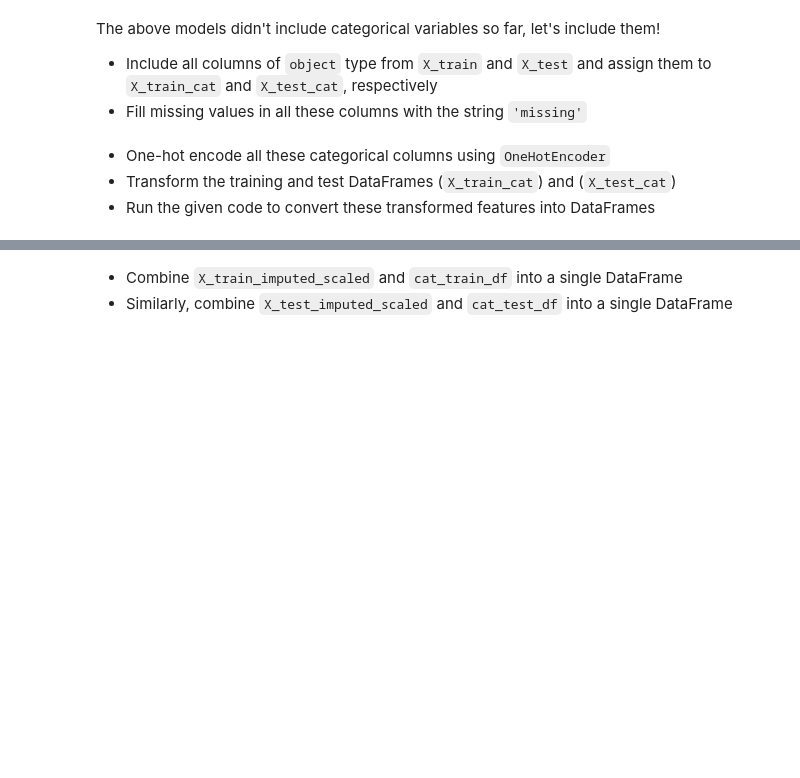
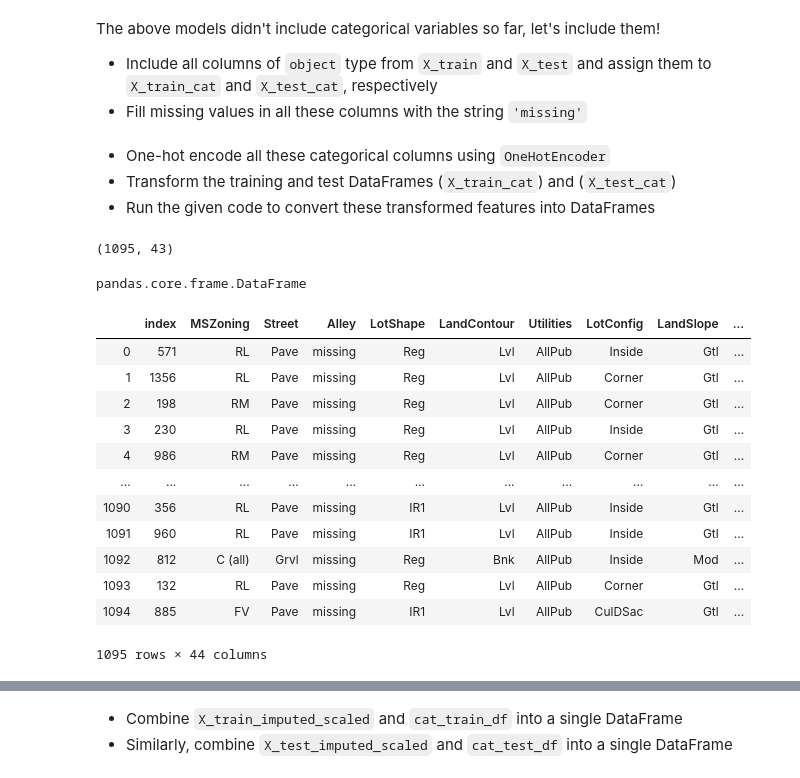
Before and after one commit to andiosika/dsc-ridge-and-lasso-regression-lab-online-ds-pt-100719, a Jupyter notebook: index.ipynb, the cells around one changed output, grey strips where cells are left out. Saved outputs shown, nothing was run; the diff lists cells and outputs as text; code cells hidden in the pictures; blank space fills up the shorter version.

```diff
--- a/index.ipynb
+++ b/index.ipynb
@@ -159,3 +168,27 @@ X_test_cat.fillna(value="missing", inplace=True)
 - One-hot encode all these categorical columns using `OneHotEncoder`
 - Transform the training and test DataFrames (`X_train_cat`) and (`X_test_cat`)
 - Run the given code to convert these transformed features into DataFrames
+# %%
+print(np.shape(X_train_cat))
+# %% [output]
+(1095, 43)
+# %%
+type(X_train_cat)
+# %% [output]
+pandas.core.frame.DataFrame
+# %%
+X_train_cat.reset_index()
+# %% [output]
+|  | index | MSZoning | Street | Alley | LotShape | LandContour | Utilities | LotConfig | LandSlope | ... |
+| 0 | 571 | RL | Pave | missing | Reg | Lvl | AllPub | Inside | Gtl | ... |
+| 1 | 1356 | RL | Pave | missing | Reg | Lvl | AllPub | Corner | Gtl | ... |
+| 2 | 198 | RM | Pave | missing | Reg | Lvl | AllPub | Corner | Gtl | ... |
+| 3 | 230 | RL | Pave | missing | Reg | Lvl | AllPub | Inside | Gtl | ... |
+| 4 | 986 | RM | Pave | missing | Reg | Lvl | AllPub | Corner | Gtl | ... |
+| ... | ... | ... | ... | ... | ... | ... | ... | ... | ... | ... |
+| 1090 | 356 | RL | Pave | missing | IR1 | Lvl | AllPub | Inside | Gtl | ... |
+| 1091 | 960 | RL | Pave | missing | IR1 | Lvl | AllPub | Inside | Gtl | ... |
+| 1092 | 812 | C (all) | Grvl | missing | Reg | Bnk | AllPub | Inside | Mod | ... |
+| 1093 | 132 | RL | Pave | missing | Reg | Lvl | AllPub | Corner | Gtl | ... |
+| 1094 | 885 | FV | Pave | missing | IR1 | Lvl | AllPub | CulDSac | Gtl | ... |
+1095 rows × 44 columns
```
Also changed, not shown: parts of 30 cells of this notebook, 1 other file.
